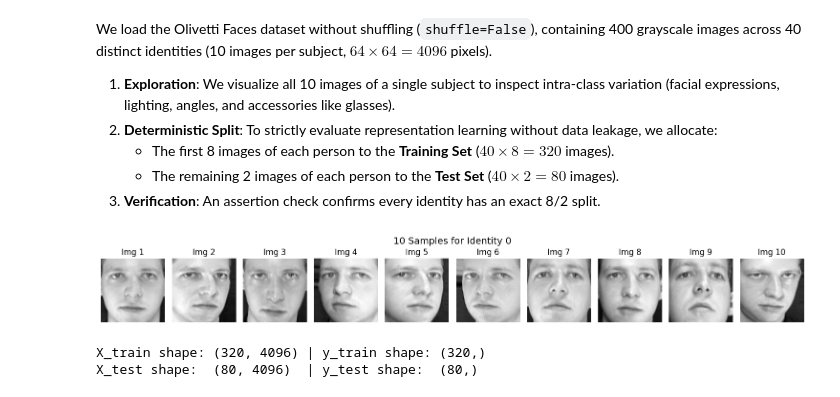
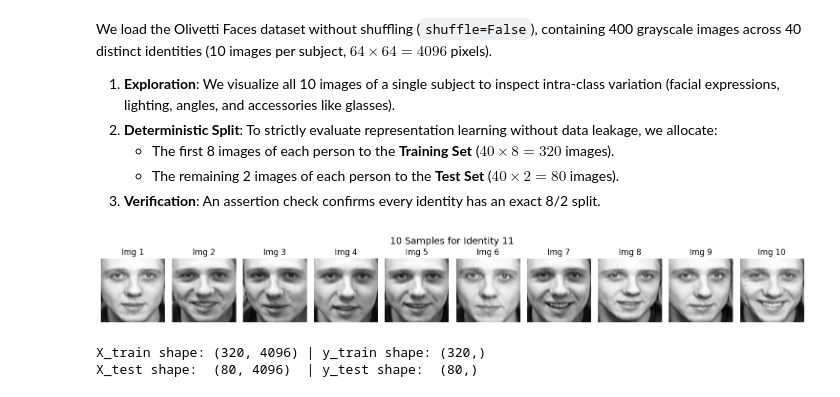
Before and after one commit to MMahdiMostafaei/pufa, a Jupyter notebook: Project 01: PCA_Face_ID/PCA_Hemo.ipynb, the cells around one changed output. Drawn from its saved outputs; the diff is of its cells as text; code cells hidden in the pictures.

```diff
--- a/Project 01: PCA_Face_ID/PCA_Hemo.ipynb
+++ b/Project 01: PCA_Face_ID/PCA_Hemo.ipynb
@@ -24,21 +25,21 @@ y_all = faces.target     # Shape: (400,)
 # %%
 import matplotlib.pyplot as plt
 
 # Plot all 10 images of Subject 0 to inspect variations (lighting, expression, pose)
-subject_id = 0
+subject_id = 11
 subject_images = X_all[y_all == subject_id]
 
 fig, axes = plt.subplots(1, 10, figsize=(15, 2))
 for i in range(10):
     axes[i].imshow(subject_images[i].reshape(64, 64), cmap='gray')
     axes[i].set_title(f"Img {i+1}")
     axes[i].axis('off')
 
 plt.suptitle(f"10 Samples for Identity {subject_id}", fontsize=14)
 plt.tight_layout()
 plt.show()
 # %% [output]
-[figure, old version]
+[figure, new version]
 # %%
 # 2. Reshape into (40, 10, 4096) to split exactly 8 train / 2 test per identity
 X_by_person = X_all.reshape(40, 10, 4096)
```
Also changed, not shown: parts of 16 cells of this notebook.
